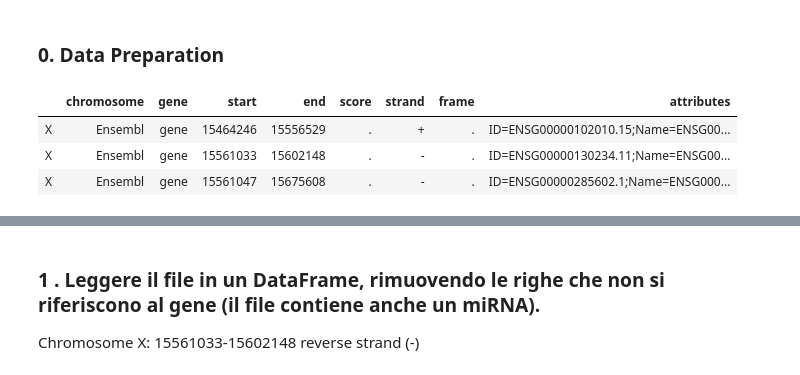
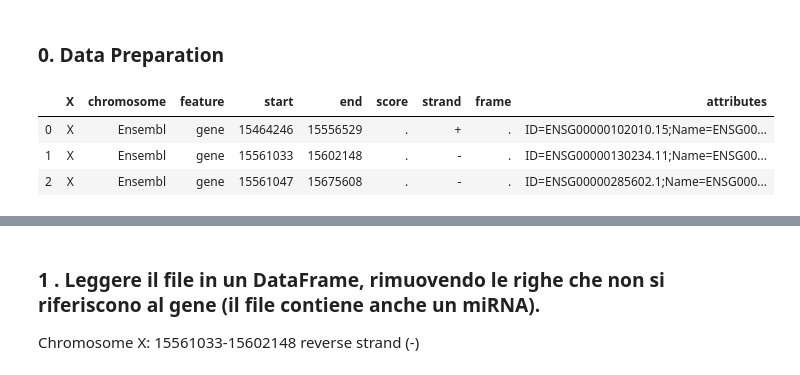
Before and after one commit to LorenzoMauri/ODE-and-GA-algorithms-covid19-applications, a Jupyter notebook: progettogdv.ipynb, the cells around one changed output, grey strips where cells are left out. Drawn from its saved outputs; the diff is of its cells as text; code cells hidden in the pictures.

```diff
--- a/progettogdv.ipynb
+++ b/progettogdv.ipynb
@@ -11,13 +11,13 @@ import re
 import numpy as np
 # %%
 f_path="https://raw.githubusercontent.com/LorenzoMauri/Progetto-Bioinformatica/master/data/ace2.gtf"
-data= pd.read_csv(f_path,sep='\t',skiprows=2,names=['chromosome','gene','start','end','score','strand','frame','attributes'])
+data= pd.read_csv(f_path,sep='\t',skiprows=2,names=['X','chromosome','feature','start','end','score','strand','frame','attributes'])
 data.head(3)
 # %% [output]
-|  | chromosome | gene | start | end | score | strand | frame | attributes |
-| X | Ensembl | gene | 15464246 | 15556529 | . | + | . | ID=ENSG00000102010.15;Name=ENSG00... |
-| X | Ensembl | gene | 15561033 | 15602148 | . | - | . | ID=ENSG00000130234.11;Name=ENSG00... |
-| X | Ensembl | gene | 15561047 | 15675608 | . | - | . | ID=ENSG00000285602.1;Name=ENSG000... |
+|  | X | chromosome | feature | start | end | score | strand | frame | attributes |
+| 0 | X | Ensembl | gene | 15464246 | 15556529 | . | + | . | ID=ENSG00000102010.15;Name=ENSG00... |
+| 1 | X | Ensembl | gene | 15561033 | 15602148 | . | - | . | ID=ENSG00000130234.11;Name=ENSG00... |
+| 2 | X | Ensembl | gene | 15561047 | 15675608 | . | - | . | ID=ENSG00000285602.1;Name=ENSG000... |
 # %%
 def ID (stringa):
     if re.findall('ID=(.*);',stringa) != None:
```
Also changed, not shown: parts of 12 cells of this notebook.
